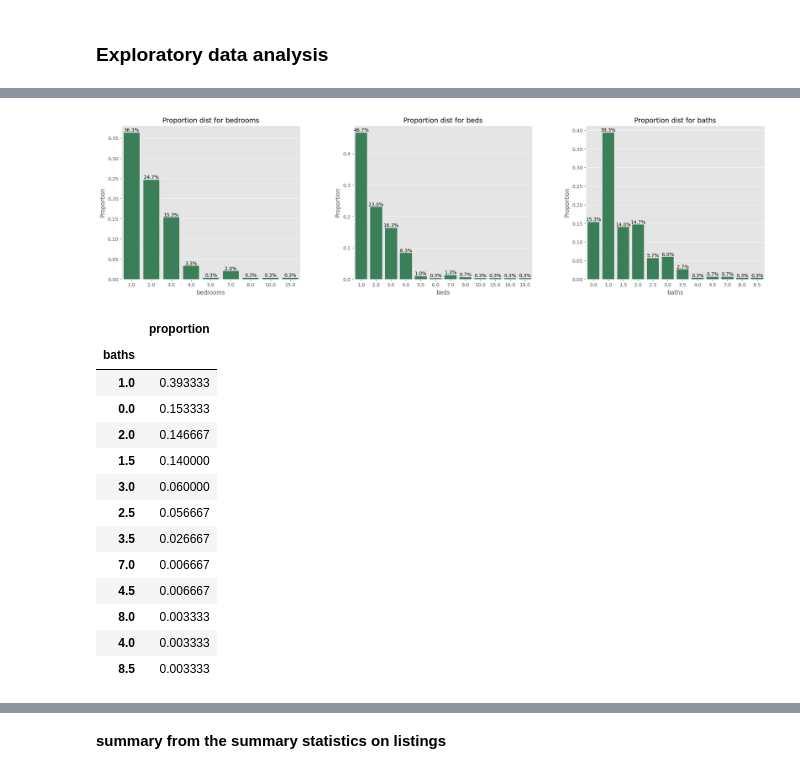
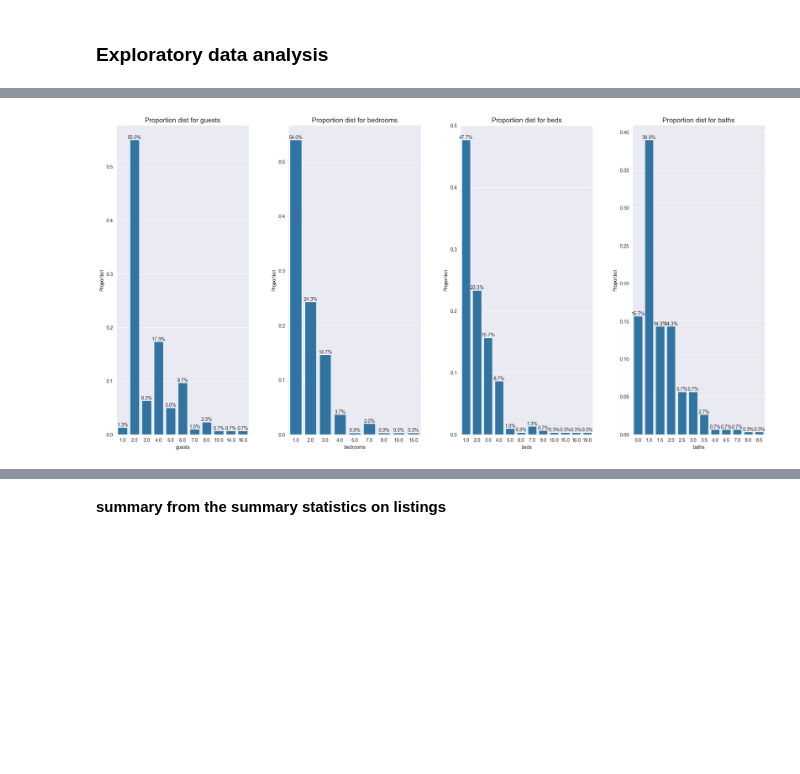
Before and after one commit to Morris-mk/Nairobi_AirbnbMarket_Overview_and-_InvestmentAnalysis, a Jupyter notebook: Airbnb_analysis.ipynb, the cells around one changed output, grey strips where cells are left out. Cells and saved outputs as stored; diff of their text form; code cells hidden in the pictures; blank space fills up the shorter version.

Commit message:
indepth analysis

```diff
--- a/Airbnb_analysis.ipynb
+++ b/Airbnb_analysis.ipynb
@@ -6,14 +15,16 @@
 import pandas as pd
 import numpy as np
 import matplotlib.pyplot as plt
-plt.style.use('ggplot')
 import seaborn as sns
+sns.set_style('darkgrid')
+from sklearn.impute import SimpleImputer # to deal with missing values
+
 
 # load df_listings with information about properties listed
-df_listings = pd.read_csv(r'https://github.com/Morris-mk/Nairobi_AirbnbMarket_Overview_and-_InvestmentAnalysis/raw/refs/heads/main/data/listings_raw_data.csv')
+df_listings = pd.read_csv(r'C:\Users\Morinyo Baddestman\Documents\AirbnbNairobi\data\listings_raw_data.csv')
 
 # load df_calendar with information on occupancy of the Airbnbs
-df_calendar =pd.read_csv(r'https://github.com/Morris-mk/Nairobi_AirbnbMarket_Overview_and-_InvestmentAnalysis/raw/refs/heads/main/data/past_calendar_rates_raw_data.csv')
+df_calendar =pd.read_csv(r'C:\Users\Morinyo Baddestman\Documents\AirbnbNairobi\data\past_calendar_rates_raw_data.csv')
 # %%
 print(df_listings.shape)
 df_listings.head()
@@ -122,9 +117,10 @@ df_listings.loc[:, 'cleaning_fee'] = round(df_listings['cleaning_fee'] * rate, 2
 df_listings.loc[:, 'extra_guest_fee'] = round(df_listings['extra_guest_fee'] * rate, 2)
 
     # drop some irrelevant columns and columns in USD currency
-df_listings.drop(columns = ['cover_photo_url' ,'rating_overall','ttm_revenue', 'ttm_avg_rate','ttm_revpar', 'ttm_adjusted_revpar', 'l90d_revenue',
-                           'l90d_avg_rate', 'l90d_revpar', 'l90d_adjusted_revpar','currency' ], inplace=True)
+df_listings.drop(columns = ['cover_photo_url' ,'registration','rating_accuracy', 'rating_checkin','rating_cleanliness','rating_communication',
+                            'rating_location','rating_value','ttm_revenue', 'ttm_avg_rate','ttm_revpar', 'ttm_adjusted_revpar', 'l90d_revenue',
+                           'l90d_avg_rate', 'ttm_total_days', 'l90d_total_days','l90d_revpar', 'l90d_adjusted_revpar','currency' ], inplace=True)
 
     # Check remaining missing values
-df_listings.head()
+df_listings.shape
 # %% [output]
@@ -152,0 +136,17 @@ df_listings.head()
+# %%
+# select features with missing values
+discrete_cols = ['guests', 'bedrooms', 'beds', 'baths', 'instant_book', 'professional_management', 'min_nights']
+continous_cols = ['cleaning_fee', 'extra_guest_fee', 'rating_overall']
+
+# import imputer class and fill in missing values
+imputer_d = SimpleImputer(strategy="most_frequent", copy=False)
+imputer_c = SimpleImputer(strategy="mean", copy=False)
+
+df_listings[discrete_cols] = imputer_d.fit_transform(df_listings[discrete_cols])
+df_listings[continous_cols] = imputer_c.fit_transform(df_listings[continous_cols])
+
+# fill in missing value in 'host_name' feature with 'missing' as the place_holder
+df_listings.host_name.fillna('missing', inplace=True)
+
+# confirm there are no missing values
+df_listings.isna().sum()
@@ -168,10 +233,11 @@ df_calendar.head(2)
 # identify the number unique samples in each feature
 df_listings.nunique()
 
+# define columns to exclude
+no = ['listing_id', 'host_id','latitude', 'longitude', 'instant_book', 'professional_management', 'min_nights']
+
 # summary stats for numerical features
-df_listings.drop(columns =['ttm_total_days', 'l90d_total_days','registration'], inplace=True)
-no = ['listing_id', 'host_id','latitude', 'longitude']
 num_cols = [col for col in df_listings.select_dtypes(exclude= ['object','bool']) if col not in no ]
-df_listings[num_cols].describe().T
+df_listings[num_cols].describe().T.round(2)
 # %% [output]
 |  | count | mean | std | min | 25% | 50% | 75% | max |
@@ -242,43 +366,26 @@ create_distributions(df_listings, cols_listings[8:], 2,3)
 # %%
 # Select categorical features
-cat_cols = ['bedrooms', 'beds', 'baths']
+cat_cols = ['guests','bedrooms', 'beds', 'baths', 'room_type', 'min_nights', 'cancellation_policy']
 
 # Define the figure canvas
-fig, axs = plt.subplots(1, 3, figsize=(24, 6))
+fig, axs = plt.subplots(1, 4, figsize=(24, 12))
 plt.subplots_adjust(hspace=0.2, wspace=0.3, top=0.85)
 
 # Loop through categorical columns and plot
 for i, col in enumerate(cat_cols):
     ax = axs[i]
-    sns.countplot(data=df_listings, x=col, color='seagreen', ax=ax, stat='proportion')
+    sns.countplot(data=df_listings, x=col, ax=ax, stat='proportion')
     ax.set_title(f'Proportion dist for {col}', fontsize=14)
     ax.set_ylabel("Proportion")
 
     # Annotate each bar in the current axis
     for p in ax.patches:
         prop = p.get_height()
         x = p.get_x() + p.get_width() / 2
         y = p.get_height()
         label = f'{prop:.1%}'  # Format as percentage
         ax.annotate(label, (x, y), ha='center', va='bottom', fontsize=10)
 
 plt.show()
 # %% [output]
-[figure, old version]
+[figure, new version]
-# %%
-df_listings.baths.value_counts(normalize=True).to_frame()
-# %% [output]
-|  | proportion |
-| baths |  |
-| 1.0 | 0.393333 |
-| 0.0 | 0.153333 |
-| 2.0 | 0.146667 |
-| 1.5 | 0.140000 |
-| 3.0 | 0.060000 |
-| 2.5 | 0.056667 |
-| 3.5 | 0.026667 |
-| 7.0 | 0.006667 |
-| 4.5 | 0.006667 |
-| 8.0 | 0.003333 |
-| 4.0 | 0.003333 |
-| 8.5 | 0.003333 |
```
Also changed, not shown: parts of 49 cells of this notebook, 4 other files.
